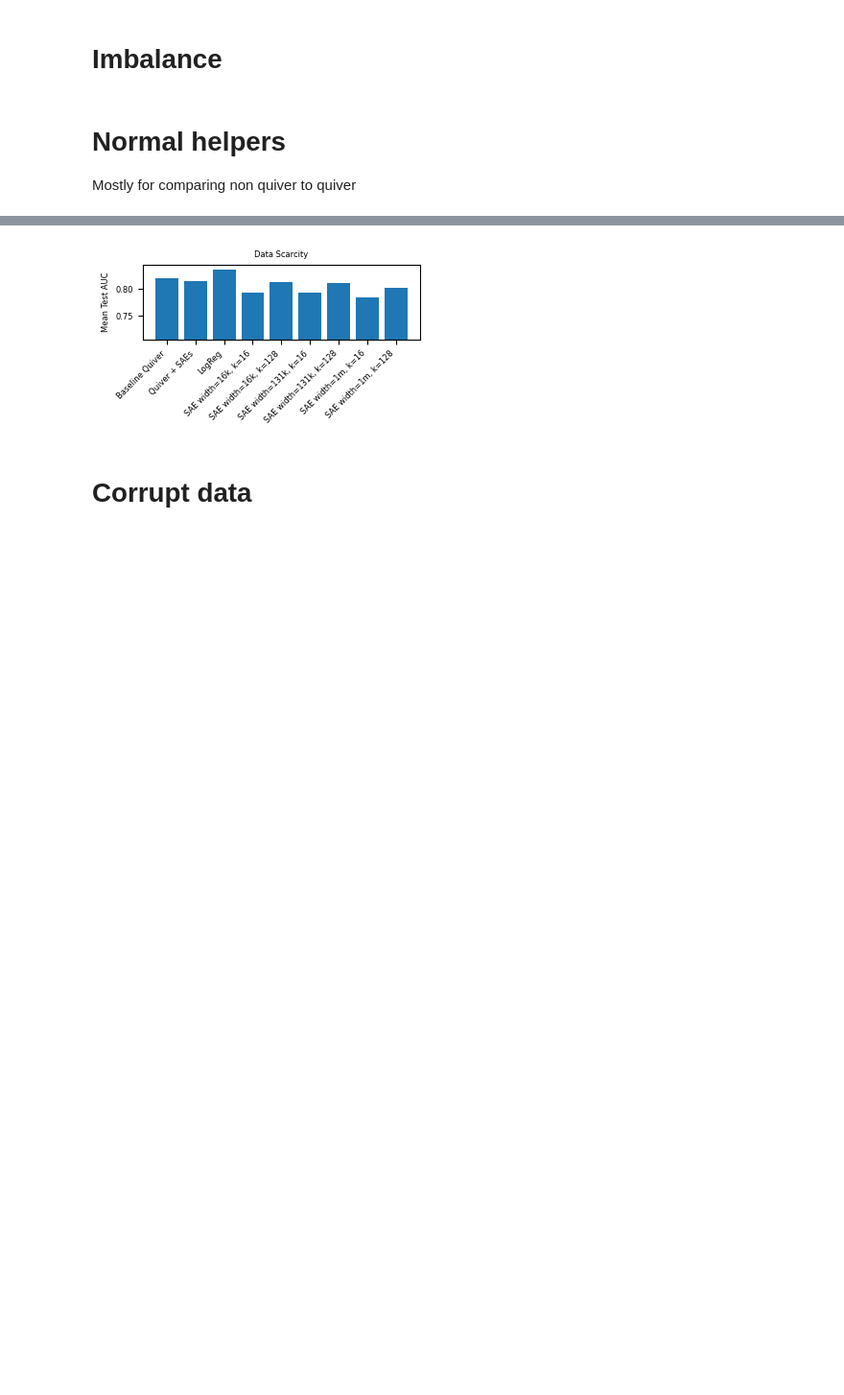
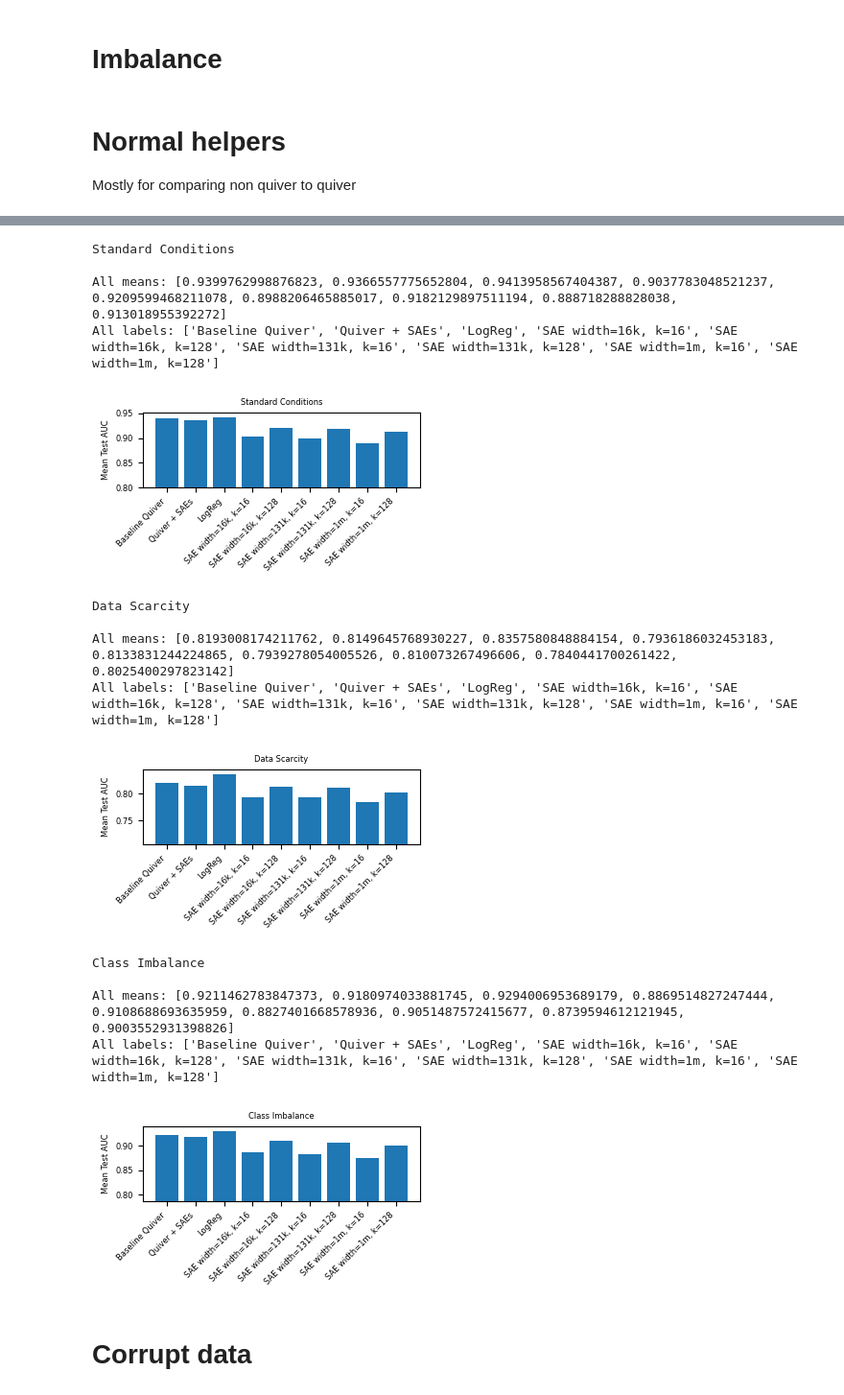
Before and after one commit to mganderson-goodfire/SAE-Probes, a Jupyter notebook: plot_combined.ipynb, the cells around one changed output, grey strips where cells are left out. Shown at 96% size. Drawn from its saved outputs; the diff is of its cells as text; code cells hidden in the pictures; blank space fills up the shorter version.

```diff
--- a/plot_combined.ipynb
+++ b/plot_combined.ipynb
@@ -197,24 +204,25 @@ def plot_quiver_comp(target = 'Class Imbalance'):
         # Group by dataset and ratio, get max val_auc row for each group
         df_max = df.loc[df.groupby(['dataset', metrics[target]])['val_auc'].idxmax()]
 
-        # Calculate mean and std test_auc for each ratio
+        # Calculate mean and 95% CI for test_auc for each ratio
         grouped = df_max.groupby(metrics[target])['test_auc']
         mean_by_ratio = grouped.mean()
-        std_by_ratio = grouped.std()
+        n = grouped.count()
+        ci_by_ratio = 1.96 * grouped.std() / np.sqrt(n)
         all_means.extend(mean_by_ratio.values)
 
         if target == 'Data Scarcity':
             x_values = np.arange(len(mean_by_ratio))
             plt.plot(x_values, mean_by_ratio.values, label=label, lw = 1.5)
             plt.fill_between(x_values,
-                            mean_by_ratio.values - std_by_ratio.values,
-                            mean_by_ratio.values + std_by_ratio.values,
+                            mean_by_ratio.values - ci_by_ratio.values,
+                            mean_by_ratio.values + ci_by_ratio.values,
                             alpha=0.05)
         else:
             plt.plot(mean_by_ratio.index, mean_by_ratio.values, label=label, lw = 1.5)
             plt.fill_between(mean_by_ratio.index,
-                            mean_by_ratio.values - std_by_ratio.values,
-                            mean_by_ratio.values + std_by_ratio.values,
+                            mean_by_ratio.values - ci_by_ratio.values,
+                            mean_by_ratio.values + ci_by_ratio.values,
                             alpha=0.05)
 
     plt.xlabel(metric_labels[target])
@@ -237,5 +245,5 @@ def plot_quiver_comp(target = 'Class Imbalance'):
     plt.savefig(f'figures/combined/{target}_noquiver_comp.pdf')
     plt.savefig(f'figures/combined/{target}_noquiver_comp.png')
     plt.show()
-plot_quiver_comp('Data Scarcity')
+plot_quiver_comp('Class Imbalance')
 # %% [output]
@@ -275,37 +283,56 @@ def plot_quiver_comp(target = 'Class Imbalance'):
 
     # Add baseline logreg mean
     baseline_logreg = baselineonly[baselineonly['method'] == 'logreg']
     means.append(baseline_logreg['test_auc'].mean())
     labels.append('LogReg')
 
     # Add individual SAE means in order of width then k
     widths = ['16k', '131k', '1m']
     ks = [16, 128]
 
     for width in widths:
         for k in ks:
             method = [m for m in saeonly['method'].unique() if width in m and f'_k{k}' in m]
             if method:  # Only add if this width/k combination exists
-                means.append(saeonly[saeonly['method'] == method[0]]['test_auc'].mean())
+                mean_val = saeonly[saeonly['method'] == method[0]]['test_auc'].mean()
+                means.append(mean_val)
                 labels.append(f'SAE width={width}, k={k}')
-
+                #print(f"Method: {labels[-1]}, Mean test AUC: {mean_val:.3f}")
+    print(target)
+    print("\nAll means:", means)
+    print("All labels:", labels)
     plt.figure(figsize=(3.5,2))
     x = np.arange(len(means))
     plt.bar(x, means)
     plt.xticks(x, labels, rotation=45, ha='right')
     plt.ylabel('Mean Test AUC')
     plt.title(target)
     #plt.grid(True, axis='y')
     plt.ylim((min(means)*0.9, max(means)*1.01))
     plt.tight_layout()
 
     # Save plots
     plt.savefig(f'figures/combined/{target}_bar_comp.pdf')
     plt.savefig(f'figures/combined/{target}_bar_comp.png')
     plt.show()
-plot_quiver_comp('Data Scarcity')
+for target in ['Standard Conditions', 'Data Scarcity', 'Class Imbalance']:
+    plot_quiver_comp(target)
 # %% [output]
+Standard Conditions
+
+All means: [0.9399762998876823, 0.9366557775652804, 0.9413958567404387, 0.9037783048521237, 0.9209599468211078, 0.8988206465885017, 0.9182129897511194, 0.888718288828038, 0.913018955392272]
+All labels: ['Baseline Quiver', 'Quiver + SAEs', 'LogReg', 'SAE width=16k, k=16', 'SAE width=16k, k=128', 'SAE width=131k, k=16', 'SAE width=131k, k=128', 'SAE width=1m, k=16', 'SAE width=1m, k=128']
-[figure, old version]
+[figure, new version]
+Data Scarcity
+
+All means: [0.8193008174211762, 0.8149645768930227, 0.8357580848884154, 0.7936186032453183, 0.8133831244224865, 0.7939278054005526, 0.810073267496606, 0.7840441700261422, 0.8025400297823142]
+All labels: ['Baseline Quiver', 'Quiver + SAEs', 'LogReg', 'SAE width=16k, k=16', 'SAE width=16k, k=128', 'SAE width=131k, k=16', 'SAE width=131k, k=128', 'SAE width=1m, k=16', 'SAE width=1m, k=128']
+[figure, added]
+Class Imbalance
+
+All means: [0.9211462783847373, 0.9180974033881745, 0.9294006953689179, 0.8869514827247444, 0.9108688693635959, 0.8827401668578936, 0.9051487572415677, 0.8739594612121945, 0.9003552931398826]
+All labels: ['Baseline Quiver', 'Quiver + SAEs', 'LogReg', 'SAE width=16k, k=16', 'SAE width=16k, k=128', 'SAE width=131k, k=16', 'SAE width=131k, k=128', 'SAE width=1m, k=16', 'SAE width=1m, k=128']
+[figure, added]
 # %% [markdown]
 # Corrupt data
 # %%
```
Also changed, not shown: parts of 2 cells of this notebook, 12 other files.
